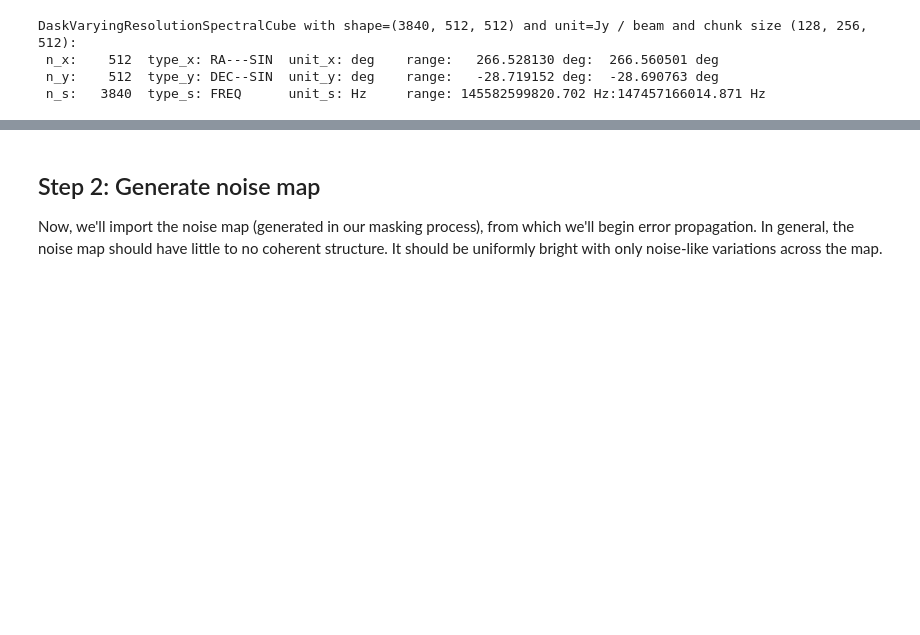
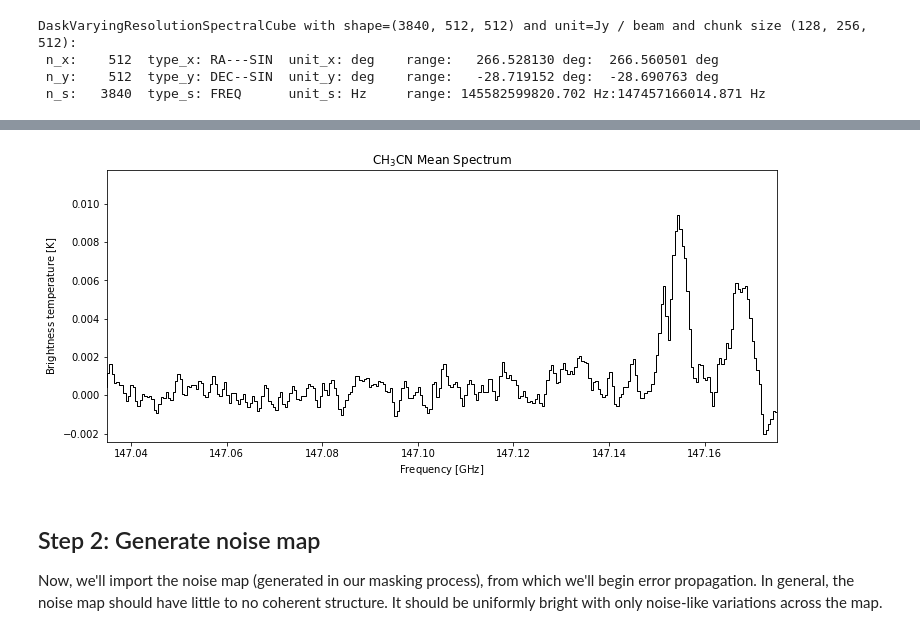
Before and after one commit to abulatek/brick, a Jupyter notebook: first_results/temperature_map/ProcessingTutorial.ipynb, the cells around one changed output, grey strips where cells are left out. Cells and saved outputs as stored; diff of their text form; code cells hidden in the pictures; blank space fills up the shorter version.

```diff
--- a/first_results/temperature_map/ProcessingTutorial.ipynb
+++ b/first_results/temperature_map/ProcessingTutorial.ipynb
@@ -67,3 +89,16 @@ DaskVaryingResolutionSpectralCube with shape=(3840, 512, 512) and unit=Jy / beam
+# %%
+# Plot methyl cyanide mean spectrum
+fig2 = plt.figure(2, figsize = (12, 5))
+mean_kspectrum = OneDSpectrum.from_hdu(fits.open(mean_fn)).to(u.K)
+mean_kspectrum_ps = pyspeckit.Spectrum.from_hdu(mean_kspectrum.hdu)
+mean_kspectrum_ps.xarr.convert_to_unit('GHz')
+mean_kspectrum_ps.plotter(figure = fig2, color = 'k', linewidth = 1, xmin = fmin, xmax = fmax,
+                          xlabel = f"Frequency [{max_kspectrum_ps.xarr.unit.to_string('latex_inline')}]",
+                          ylabel = f"Brightness temperature [{max_kspectrum_ps.unit.to_string('latex_inline')}]",
+                          title = "CH$_3$CN Mean Spectrum")
+plt.show()
+# %% [output]
+[figure, added]
 # %% [markdown]
 ## Step 2: Generate noise map
 
```
Also changed, not shown: parts of 2 cells of this notebook, 2 other files.
